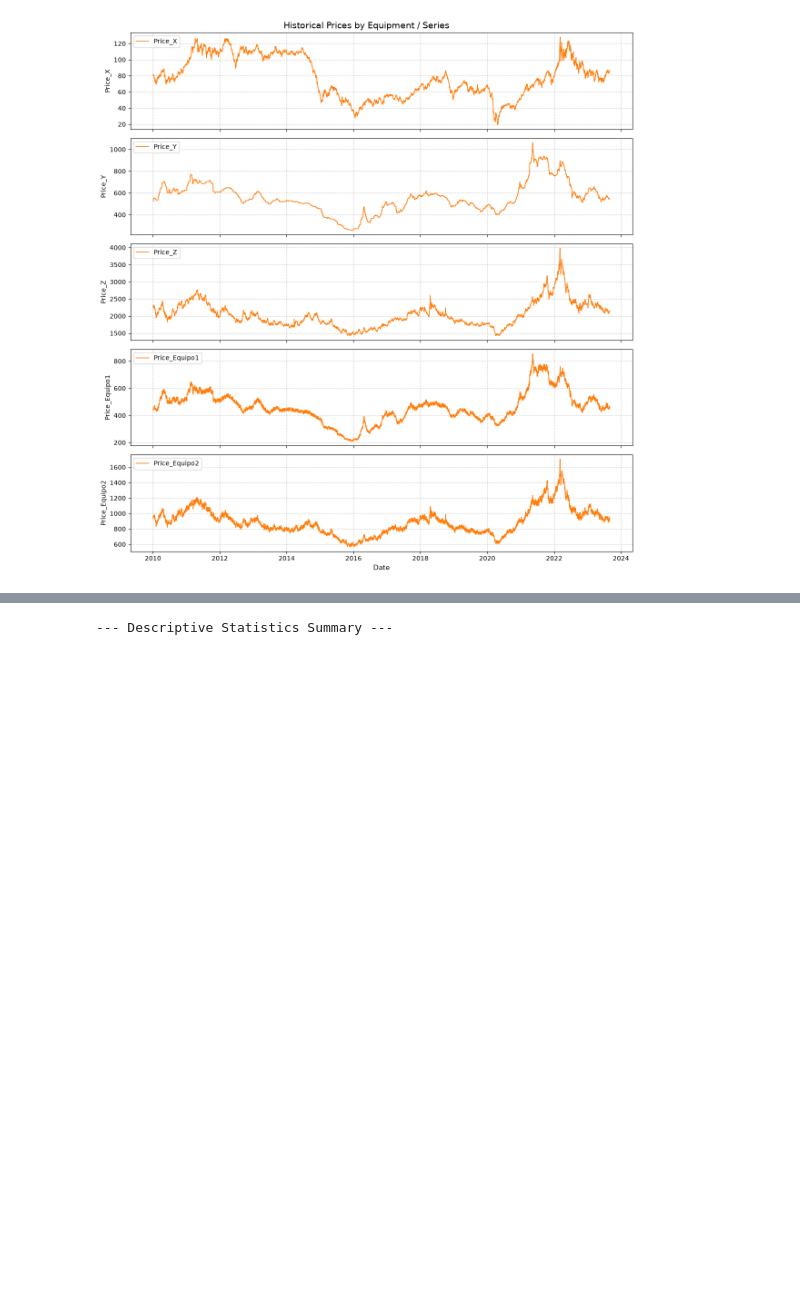
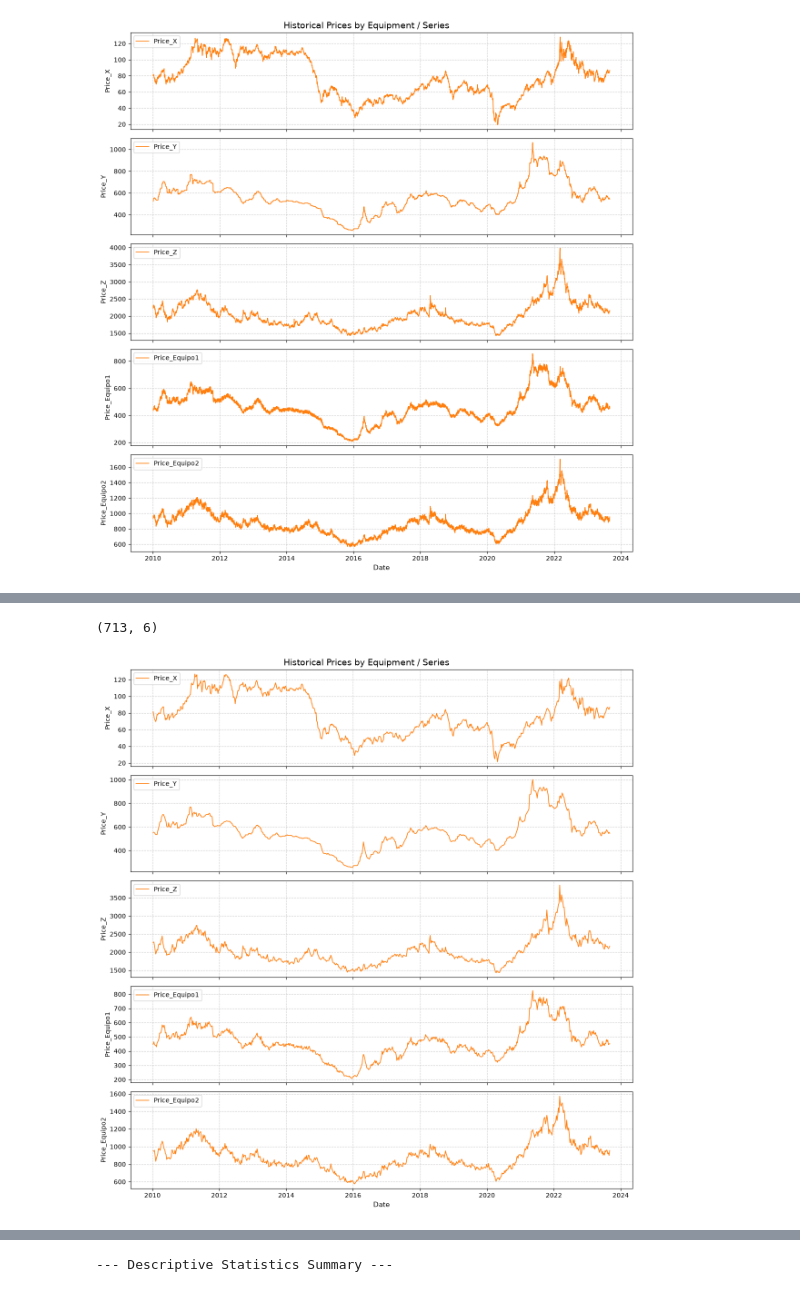
Before and after one commit to jorgesandovalpablo/construction-project, a Jupyter notebook: notebooks/01_eda_material.ipynb, the cells around one changed output, grey strips where cells are left out. Cells and saved outputs as stored; diff of their text form; code cells hidden in the pictures; blank space fills up the shorter version.

```diff
--- a/notebooks/01_eda_material.ipynb
+++ b/notebooks/01_eda_material.ipynb
@@ -293,3 +293,7 @@ def plot_equipment_prices(df: pd.DataFrame, date_col: str = 'Date') -> None:
 plot_equipment_prices(df_equipment_norm, date_col='Date')
 # %% [output]
 [figure]
+# %%
+df_weekly_equipment = df_equipment_norm.resample('W', on='Date').last()
+# %%
+df_weekly_equipment = df_weekly_equipment.reset_index()
@@ -295,0 +309,8 @@ plot_equipment_prices(df_equipment_norm, date_col='Date')
+# %%
+df_weekly_equipment.shape
+# %% [output]
+(713, 6)
+# %%
+plot_equipment_prices(df_weekly_equipment, date_col='Date')
+# %% [output]
+[figure, added]
```
Also changed, not shown: parts of 20 cells of this notebook.
